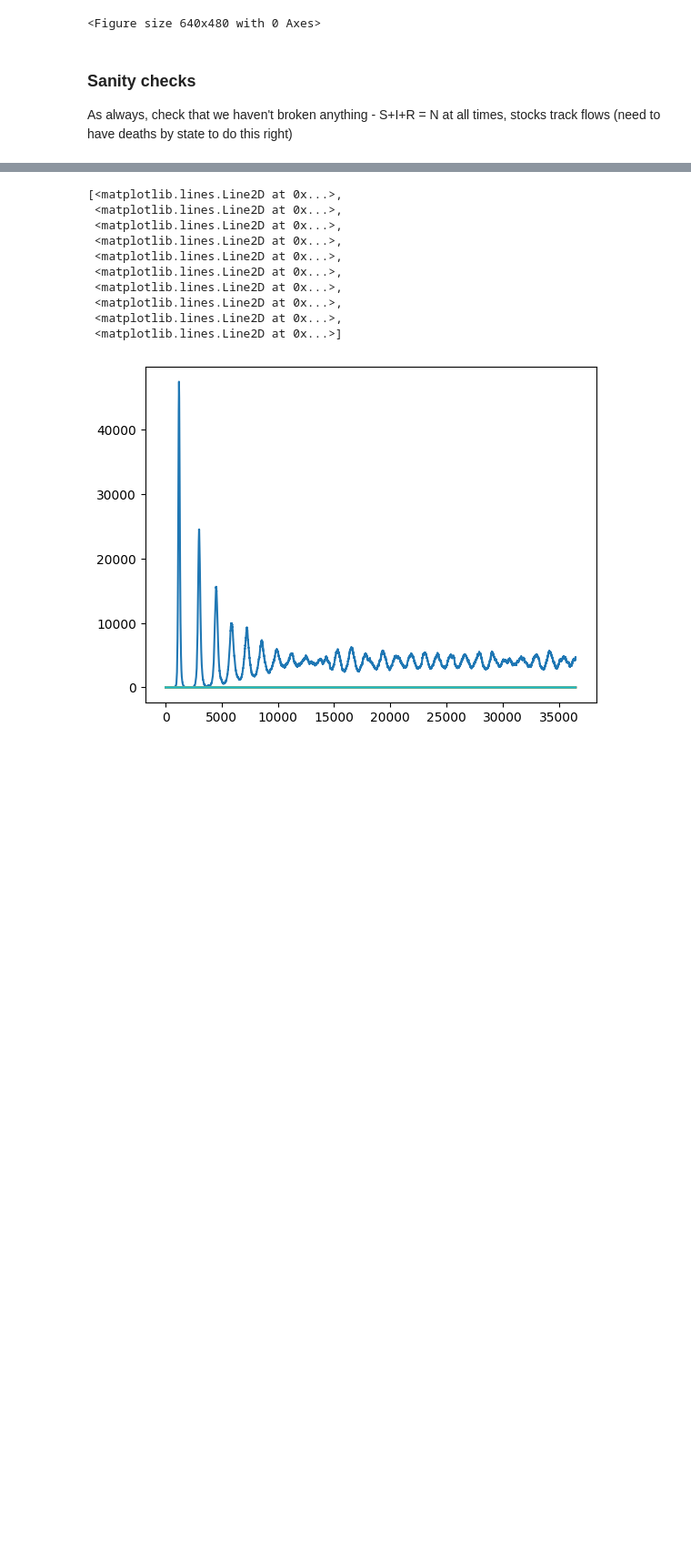
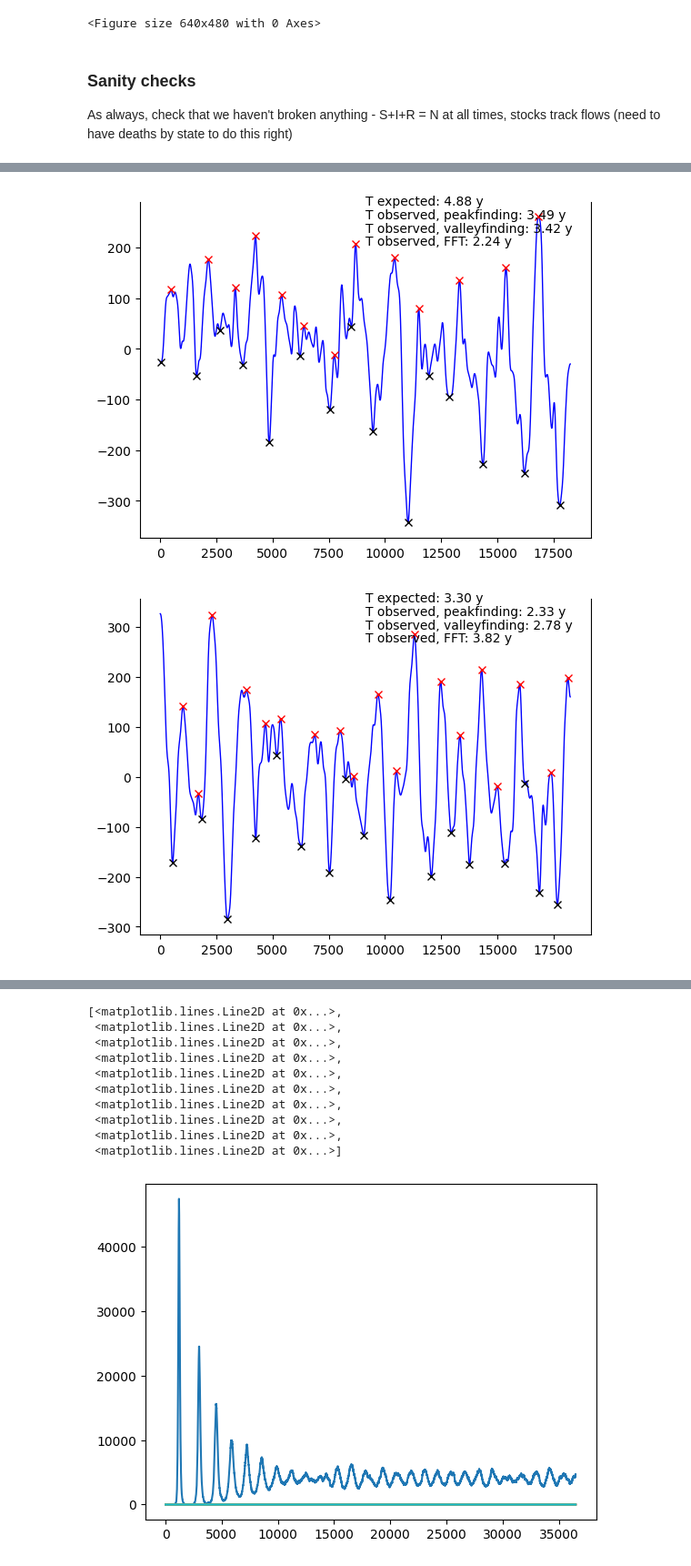
Before and after one commit to InstituteforDiseaseModeling/laser-generic, a Jupyter notebook: notebooks/06_SIR_wbirths_natural_periodicity.ipynb, the cells around one changed output, grey strips where cells are left out. Shown at 91% size. Drawn from its saved outputs; the diff is of its cells as text; code cells hidden in the pictures; blank space fills up the shorter version.

```diff
--- a/notebooks/06_SIR_wbirths_natural_periodicity.ipynb
+++ b/notebooks/06_SIR_wbirths_natural_periodicity.ipynb
@@ -311,0 +286,21 @@ params_df
+# %%
+params_df["T_obs_peakfinder1"] = np.nan
+params_df["T_obs_peakfinder2"] = np.nan
+params_df["T_obs_autocorr"] = np.nan
+
+for i in range(mycases.shape[0]):
+    #plt.plot(mycases[i, :])
+    pf1, pf2 = ID_freq_peakfinder(np.squeeze(mycases[i, :]), params_df.loc[i, "T_exp"], plot=True)
+    params_df.loc[i, "T_obs_peakfinder1"] = pf1
+    params_df.loc[i, "T_obs_peakfinder2"] = pf2
+    params_df.loc[i, "T_obs_autocorr"] = ID_freq_autocorr(np.squeeze(mycases[i, :]))
+    plt.text(0.5, 0.99, f"T expected: {params_df.loc[i, 'T_exp']:.2f} y", transform=plt.gca().transAxes)
+    plt.text(0.5, 0.95, f"T observed, peakfinding: {params_df.loc[i, 'T_obs_peakfinder1']:.2f} y", transform=plt.gca().transAxes)
+    plt.text(0.5, 0.91, f"T observed, valleyfinding: {params_df.loc[i, 'T_obs_peakfinder2']:.2f} y", transform=plt.gca().transAxes)
+    plt.text(0.5, 0.87, f"T observed, FFT: {params_df.loc[i, 'T_obs_autocorr']:.2f} y", transform=plt.gca().transAxes)
+    plt.gca().spines['top'].set_visible(False)
+
+    plt.show()
+# %% [output]
+[figure, added]
+[figure, added]
```
Also changed, not shown: parts of 13 cells of this notebook, 2 other files.
